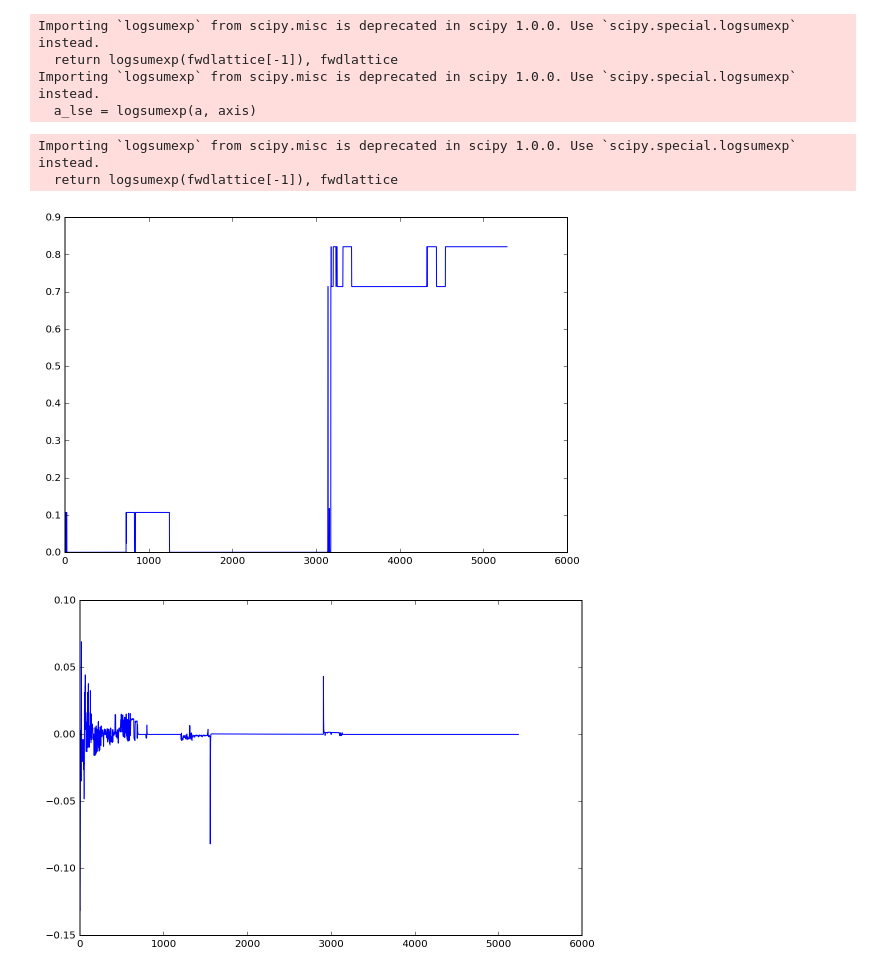
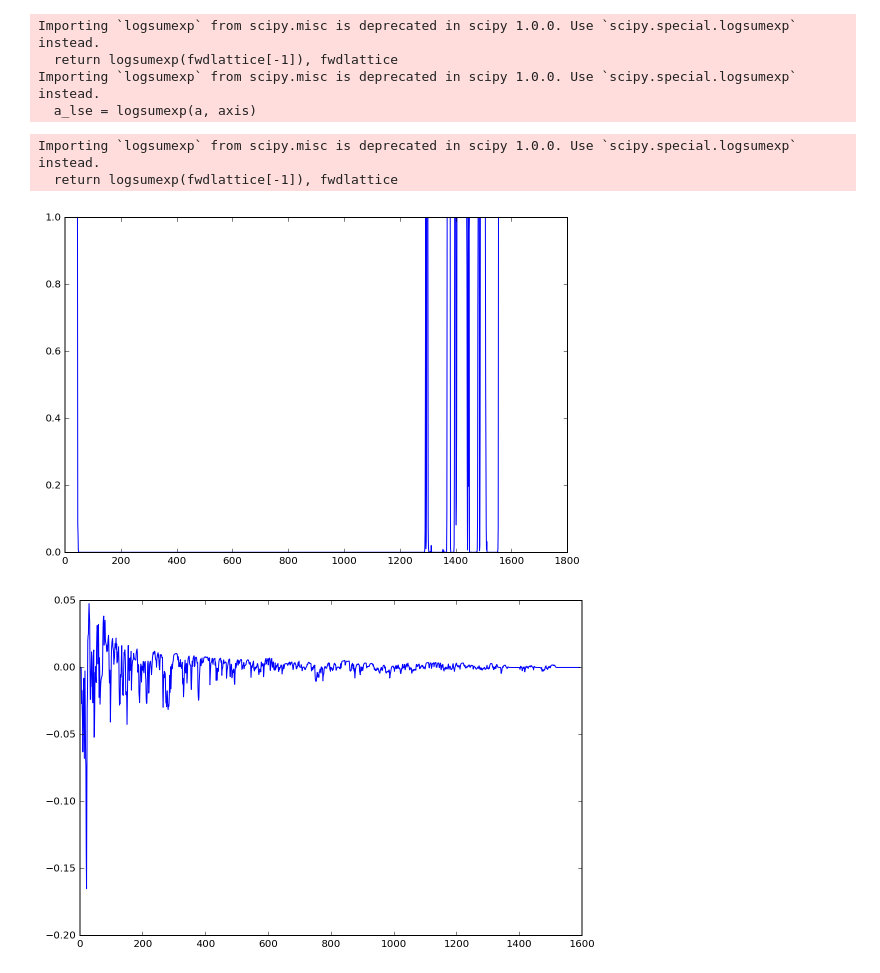
Before and after one commit to Sheph/anomaly, a Jupyter notebook: pch2_run.ipynb, the cells around one changed output. Cells and saved outputs as stored; diff of their text form; code cells hidden in the pictures.

Commit message:
tested on UCSDPed1, it doesn't work yet...
not even close...

```diff
--- a/pch2_run.ipynb
+++ b/pch2_run.ipynb
@@ -73,5 +73,10 @@ df2 = df.drop([df.columns[0], df.columns[1]], axis=1)
 df2 = pd.DataFrame(scaler.fit_transform(df2), columns=df.columns[2:])
 display(df2.describe())
 display(df2.head(5))
+
+df_test = pd.read_csv("data_test.csv")
+df_test.drop(df_test.columns[0], inplace=True, axis=1)
+df2_test = df_test.drop([df_test.columns[0], df_test.columns[1]], axis=1)
+df2_test = pd.DataFrame(scaler.transform(df2_test), columns=df_test.columns[2:])
 # %% [output]
 |  | x | y | w | h | Rf | mx | my |
@@ -105,6 +110,12 @@ df3["time"] = df["time"]
 df3["frame"] = df["frame"]
 df3 = df3.groupby(['time', 'frame']).agg('max')
 df3.reset_index(inplace=True)
+
+df3_test = pd.DataFrame(bgmm.predict_proba(df2_test))
+df3_test["time"] = df_test["time"]
+df3_test["frame"] = df_test["frame"]
+df3_test = df3_test.groupby(['time', 'frame']).agg('max')
+df3_test.reset_index(inplace=True)
 
 display(df3.head(10))
 
@@ -271,35 +275,35 @@ Importing `logsumexp` from scipy.misc is deprecated in scipy 1.0.0. Use `scipy.s
 def calc_final_prob(samples):
     res = 0
     for i in range(finalK):
         res += np.exp(my_hmm_score(final_hmms[i], samples)) * (float(final_nk[i]) / float(N))
     return res
 
-TestPN = df3.drop(["time", "frame"], axis=1)
+TestPN = df3_test.drop(["time", "frame"], axis=1)
 test_arr = []
 scrs = []
 scrs_prob = []
 j = 1
 for i in range(len(TestPN)):
     r = TestPN.iloc[i].ravel()
     test_arr.append(r)
     prb = calc_final_prob(test_arr)
     prb2 = np.log(prb)
     if prb2 == -np.inf:
         prb2 = -1000;
     scrs.append(prb2 / j)
     scrs_prob.append(prb)
     j += 1
     if j >= 200000:
         j -= 1
         del test_arr[0]
 
 plt.figure()
 plt.plot(scrs_prob)
 plt.show()
 # %% [output]
 Importing `logsumexp` from scipy.misc is deprecated in scipy 1.0.0. Use `scipy.special.logsumexp` instead.
   return logsumexp(fwdlattice[-1]), fwdlattice
-[figure, old version]
+[figure, new version]
 # %%
 import traceback
 
@@ -316,20 +320,20 @@ for i in range(len(scrs)):
         Qt = scrs[0]
     else:
         Qt = (1 - alpha) * Qt + alpha * (scrs[i] - scrs[i - 1])
-    qts[df3.iloc[i]["frame"]] = Qt
+    qts[df3_test.iloc[i]["frame"]] = Qt
     qts_lst.append(Qt)
     if i == first_frm:
-        first_frm_num = df3.iloc[i]["frame"]
+        first_frm_num = df3_test.iloc[i]["frame"]
 
 plt.figure()
 plt.plot(qts_lst[first_frm:])
 plt.show()
 
-cap = cv2.VideoCapture('z3.avi')
+cap = cv2.VideoCapture('Datasets/UCSDPed1/combined/test.avi')
 ok, frame = cap.read()
 aspect = float(frame.shape[1]) / frame.shape[0]
 cap.release()
-cap = cv2.VideoCapture('z3.avi')
+cap = cv2.VideoCapture('Datasets/UCSDPed1/combined/test.avi')
 
 try:
     while True:
@@ -355,4 +359,4 @@ except Exception as e:
 cap.release()
 cv2.destroyAllWindows()
 # %% [output]
-[figure, old version]
+[figure, new version]
```
Also changed, not shown: parts of 6 cells of this notebook, 1 other file.
